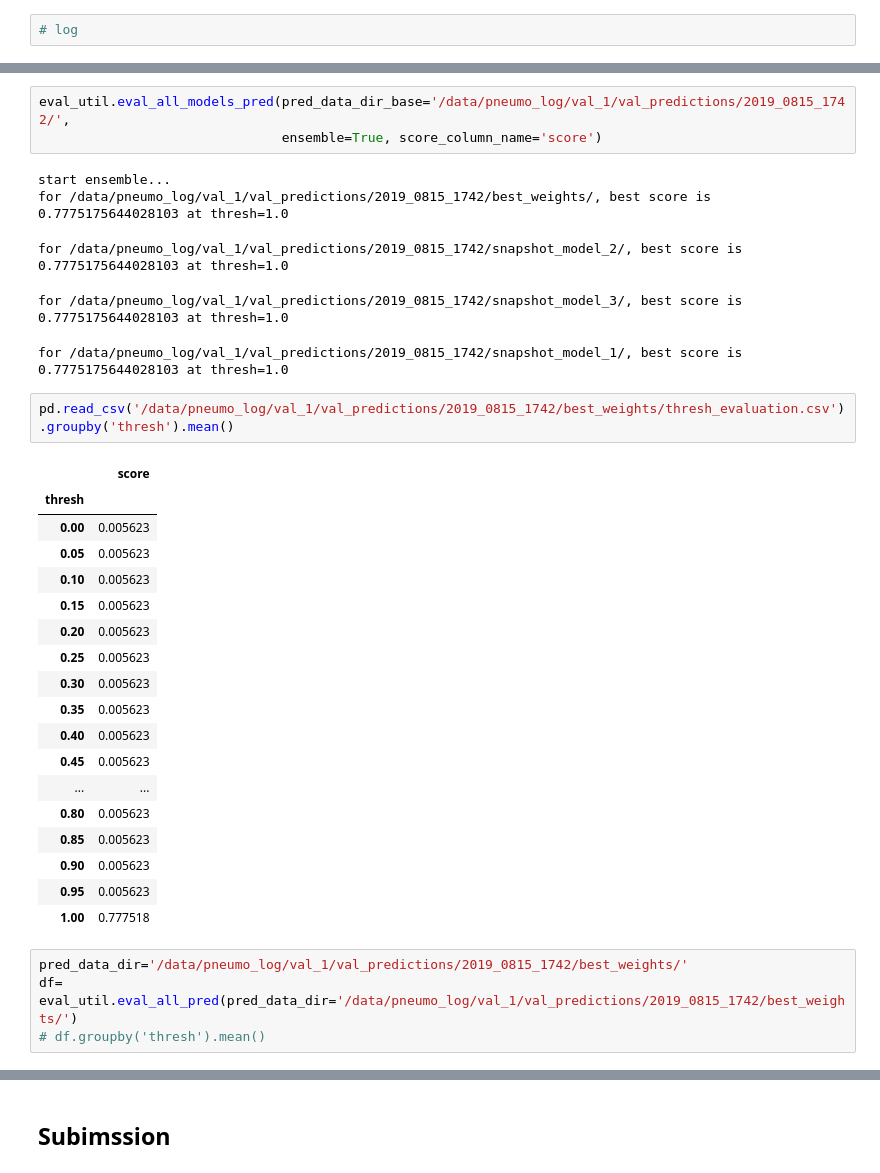
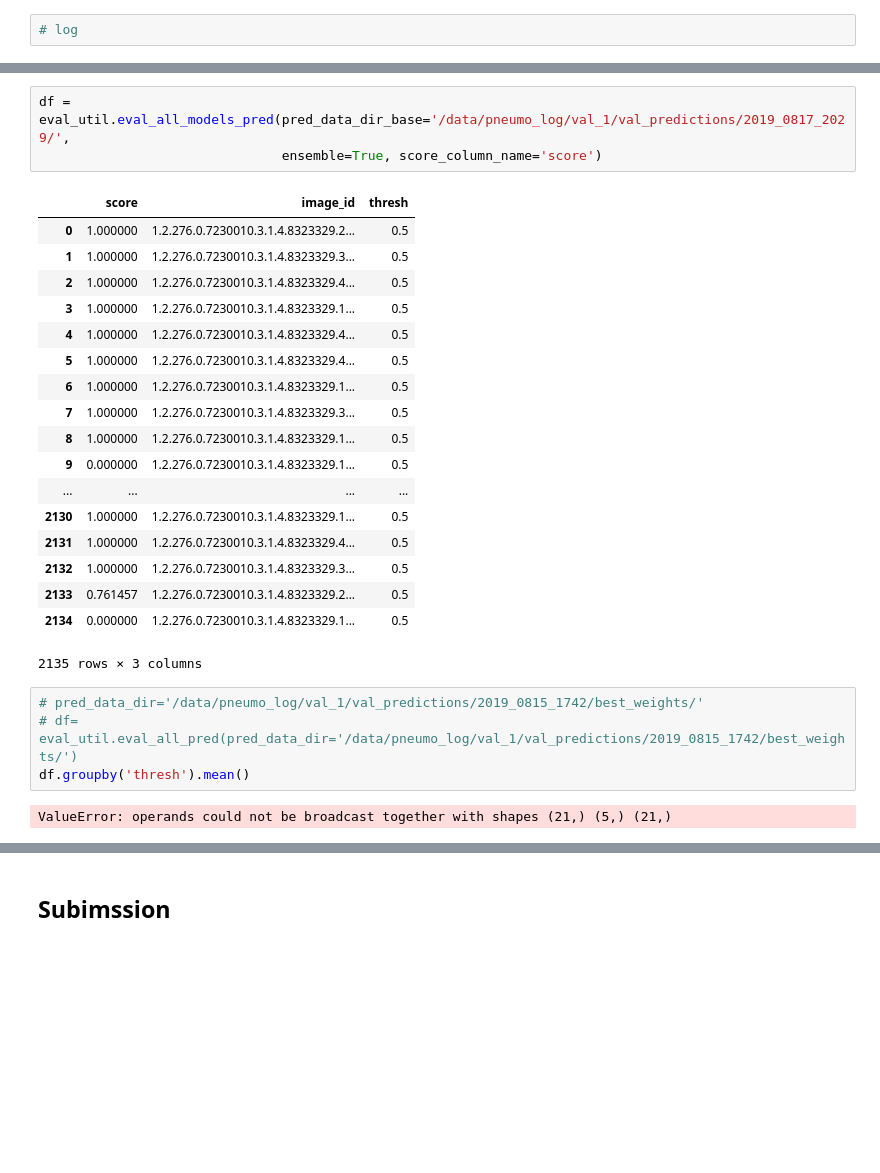
Before and after one commit to yusuke0324/siim_pneumo, a Jupyter notebook: vis_train.ipynb, the cells around one changed output, grey strips where cells are left out. Cells and saved outputs as stored; diff of their text form; blank space fills up the shorter version.

Commit message:
make ensembles and pseudo

```diff
--- a/vis_train.ipynb
+++ b/vis_train.ipynb
@@ -87,34 +83,28 @@ saving dirs: /data/pneumo_log/val_1/val_predictions/2019_0815_1742/best_weights/
 # %%
-eval_util.eval_all_models_pred(pred_data_dir_base='/data/pneumo_log/val_1/val_predictions/2019_0815_1742/',
+df = eval_util.eval_all_models_pred(pred_data_dir_base='/data/pneumo_log/val_1/val_predictions/2019_0817_2029/',
                                ensemble=True, score_column_name='score')
 # %% [output]
+|  | score | image_id | thresh |
+| 0 | 1.000000 | 1.2.276.0.7230010.3.1.4.8323329.2... | 0.5 |
+| 1 | 1.000000 | 1.2.276.0.7230010.3.1.4.8323329.3... | 0.5 |
+| 2 | 1.000000 | 1.2.276.0.7230010.3.1.4.8323329.4... | 0.5 |
+| 3 | 1.000000 | 1.2.276.0.7230010.3.1.4.8323329.1... | 0.5 |
+| 4 | 1.000000 | 1.2.276.0.7230010.3.1.4.8323329.4... | 0.5 |
+| 5 | 1.000000 | 1.2.276.0.7230010.3.1.4.8323329.4... | 0.5 |
+| 6 | 1.000000 | 1.2.276.0.7230010.3.1.4.8323329.1... | 0.5 |
+| 7 | 1.000000 | 1.2.276.0.7230010.3.1.4.8323329.3... | 0.5 |
+| 8 | 1.000000 | 1.2.276.0.7230010.3.1.4.8323329.1... | 0.5 |
+| 9 | 0.000000 | 1.2.276.0.7230010.3.1.4.8323329.1... | 0.5 |
+| ... | ... | ... | ... |
+| 2130 | 1.000000 | 1.2.276.0.7230010.3.1.4.8323329.1... | 0.5 |
+| 2131 | 1.000000 | 1.2.276.0.7230010.3.1.4.8323329.4... | 0.5 |
+| 2132 | 1.000000 | 1.2.276.0.7230010.3.1.4.8323329.3... | 0.5 |
+| 2133 | 0.761457 | 1.2.276.0.7230010.3.1.4.8323329.2... | 0.5 |
+| 2134 | 0.000000 | 1.2.276.0.7230010.3.1.4.8323329.1... | 0.5 |
-start ensemble...
-for /data/pneumo_log/val_1/val_predictions/2019_0815_1742/best_weights/, best score is 0.7775175644028103 at thresh=1.0
+2135 rows × 3 columns
-for /data/pneumo_log/val_1/val_predictions/2019_0815_1742/snapshot_model_2/, best score is 0.7775175644028103 at thresh=1.0
-for /data/pneumo_log/val_1/val_predictions/2019_0815_1742/snapshot_model_3/, best score is 0.7775175644028103 at thresh=1.0
-for /data/pneumo_log/val_1/val_predictions/2019_0815_1742/snapshot_model_1/, best score is 0.7775175644028103 at thresh=1.0
 # %%
-pd.read_csv('/data/pneumo_log/val_1/val_predictions/2019_0815_1742/best_weights/thresh_evaluation.csv').groupby('thresh').mean()
+# pred_data_dir='/data/pneumo_log/val_1/val_predictions/2019_0815_1742/best_weights/'
+# df= eval_util.eval_all_pred(pred_data_dir='/data/pneumo_log/val_1/val_predictions/2019_0815_1742/best_weights/')
+df.groupby('thresh').mean()
 # %% [output]
-|  | score |
-| thresh |  |
-| 0.00 | 0.005623 |
-| 0.05 | 0.005623 |
-| 0.10 | 0.005623 |
-| 0.15 | 0.005623 |
-| 0.20 | 0.005623 |
-| 0.25 | 0.005623 |
-| 0.30 | 0.005623 |
-| 0.35 | 0.005623 |
-| 0.40 | 0.005623 |
-| 0.45 | 0.005623 |
-| ... | ... |
-| 0.80 | 0.005623 |
-| 0.85 | 0.005623 |
-| 0.90 | 0.005623 |
-| 0.95 | 0.005623 |
-| 1.00 | 0.777518 |
+ValueError: operands could not be broadcast together with shapes (21,) (5,) (21,)
-# %%
-pred_data_dir='/data/pneumo_log/val_1/val_predictions/2019_0815_1742/best_weights/'
-df= eval_util.eval_all_pred(pred_data_dir='/data/pneumo_log/val_1/val_predictions/2019_0815_1742/best_weights/')
-# df.groupby('thresh').mean()
```
Also changed, not shown: parts of 18 cells of this notebook, 7 other files.
